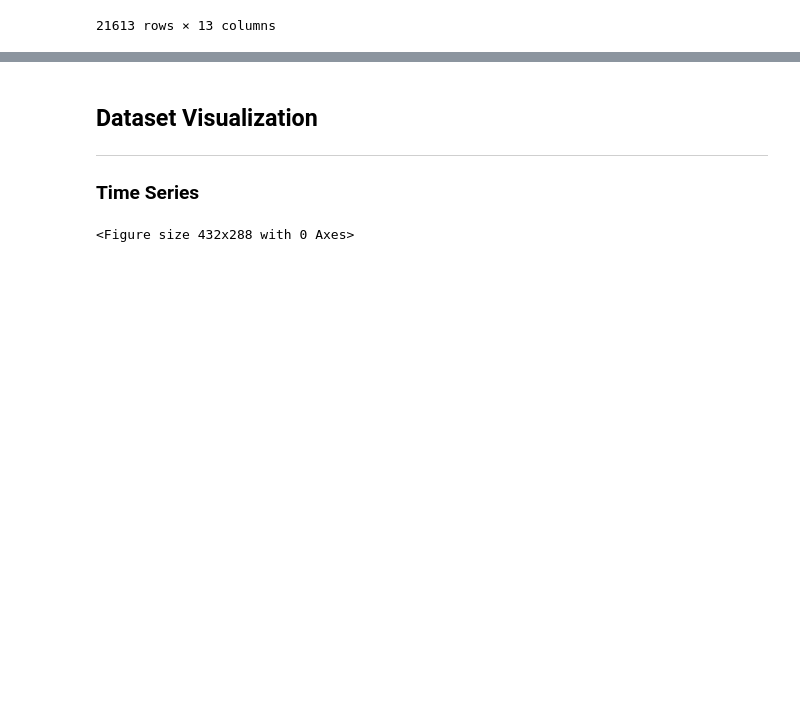
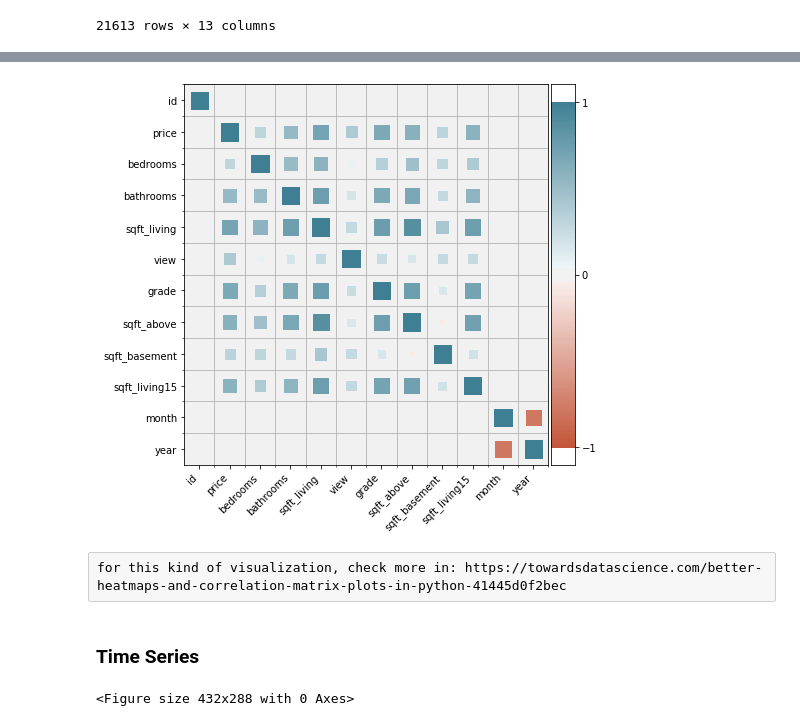
Before and after one commit to daianeklein/house-rocket-Insights-project, a Jupyter notebook: House-Rocket-Company.ipynb, the cells around one changed output, grey strips where cells are left out. Drawn from its saved outputs; the diff is of its cells as text; code cells hidden in the pictures; blank space fills up the shorter version.

Commit message:
corrplot analysis

```diff
--- a/House-Rocket-Company.ipynb
+++ b/House-Rocket-Company.ipynb
@@ -110,8 +135,11 @@ df
+# %%
+plt.figure(figsize=(7,7))
+corrplot(df.corr(), size_scale=300)
+# %% [output]
+[figure, added]
+# %% [raw]
+for this kind of visualization, check more in: https://towardsdatascience.com/better-heatmaps-and-correlation-matrix-plots-in-python-41445d0f2bec
 # %% [markdown]
-## Dataset Visualization
-
-***
-
 ### Time Series
 # %%
 ## mean price per date
```
Also changed, not shown: parts of 6 cells of this notebook.
